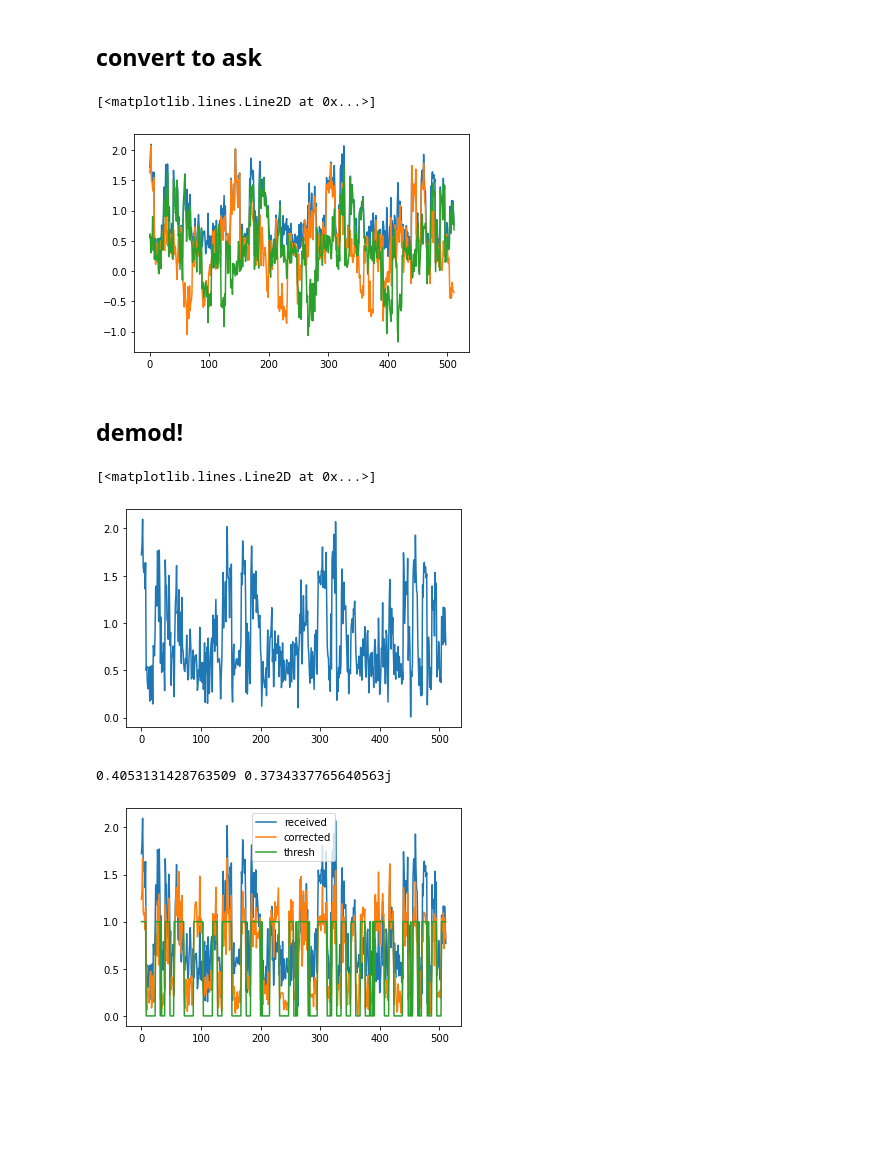
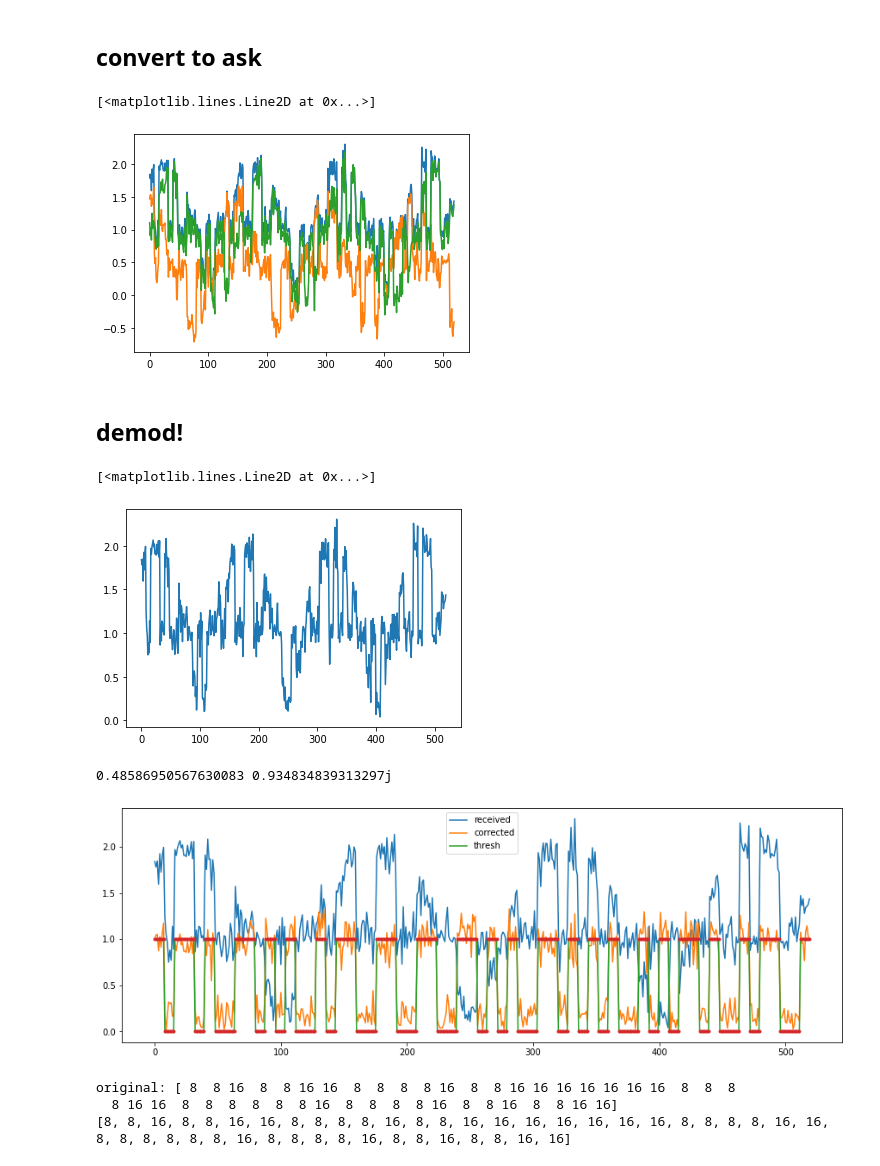
Before and after one commit to elimbaum/backscatter-capstone, a Jupyter notebook: processing/fm0/fm0 sim.ipynb, the cells around one changed output. Cells and saved outputs as stored; diff of their text form; code cells hidden in the pictures; blank space fills up the shorter version.

```diff
--- a/processing/fm0/fm0 sim.ipynb
+++ b/processing/fm0/fm0 sim.ipynb
@@ -16,6 +16,6 @@ symb = -1 + 2 * np.random.randint(0, 2, n_symb)
 dsymb = np.repeat(symb, 2)
 dsymb[1::2] = -1
 
-# dsymb = np.insert(dsymb, 0, 1)
+dsymb = np.insert(dsymb, 0, 1)
 dsymb
 # %% [output]
@@ -47,7 +47,7 @@ plt.legend(['data', 'fm0', 'transitions'])
 ## convert to ask
 # %%
 samp_per_symb = 16
-n_samp = n_symb * samp_per_symb
+n_samp = n_symb * samp_per_symb + samp_per_symb // 2
 
 ask_symb = np.repeat((cp + 1) // 2, samp_per_symb // 2)
 
@@ -55,7 +55,7 @@ ask_symb = np.repeat((cp + 1) // 2, samp_per_symb // 2)
 
 # noise
 n = (np.random.randn(n_samp) + 1j*np.random.randn(n_samp)) / np.sqrt(2)
-n_pwr = 0.3
+n_pwr = 0.2
 r = ask_symb + n_pwr * n
 
 # frequency offset - this won't change abs
@@ -73,7 +73,7 @@ plt.plot(np.real(r))
 plt.plot(np.imag(r))
 # %% [output]
 [<matplotlib.lines.Line2D at 0x...>]
-[figure, old version]
+[figure, new version]
 # %% [markdown]
 ## demod!
 # %%
@@ -82,7 +82,7 @@ rx_mag = np.abs(r)
 plt.plot(rx_mag)
 # %% [output]
 [<matplotlib.lines.Line2D at 0x...>]
-[figure, old version]
+[figure, new version]
 # %%
 # remove fixed IQ offset
 i_off = np.mean(np.real(r))
@@ -94,28 +94,52 @@ r_corr = r - i_off - q_off
 
 rx_mag = np.abs(r_corr)
 # %% [output]
-0.4053131428763509 0.3734337765640563j
+0.48586950567630083 0.934834839313297j
 # %%
+plt.figure(figsize=(15, 5))
+
 plt.plot(np.abs(r))
 plt.plot(rx_mag)
 
 r_thresh = np.array(rx_mag > 0.5, dtype=int)
 
 plt.plot(r_thresh)
+plt.plot(np.repeat((cp + 1) // 2, 8), '.')
 
 plt.legend(['received', 'corrected', 'thresh']);
 # %% [output]
-[figure, old version]
+[figure, new version]
 # %%
 # now we have binary samples... reverse fm0
 # the short and long pulses will be the two means... proper procedure here would be to treat this as a bimodal
 # distribution? but not for now
 delta = np.diff(r_thresh)
 
-delta_idx = np.where(delta != 0)[0]
+# add the dummy start-of-frame index... this would eventually be a preamble or smth
+delta_idx = np.append([-1], np.where(delta != 0)[0])
 pulse_lens = np.diff(delta_idx)
-top_two = Counter(pulse_lens).most_common(2)
-top_two.sort(key=lambda x: x[0])
 
-short_pulse = top_two[0][0]
-long_pulse = top_two[1][0]
+corr_pulse = []
+
+acc = 0
+
+print("original:", pulse_lens)
+
+for p in pulse_lens:
+    if p <= 4:
+        acc += p
+    else:
+        if acc > 4:
+            print("saw", p, "add", acc)
+            corr_pulse.append(acc)
+        corr_pulse.append(p)
+        acc = 0
+
+print(corr_pulse)
+
+short_pulse = 8
+long_pulse = 16
+# %% [output]
+original: [ 8  8 16  8  8 16 16  8  8  8  8 16  8  8 16 16 16 16 16 16 16  8  8  8
+  8 16 16  8  8  8  8  8  8 16  8  8  8  8 16  8  8 16  8  8 16 16]
+[8, 8, 16, 8, 8, 16, 16, 8, 8, 8, 8, 16, 8, 8, 16, 16, 16, 16, 16, 16, 16, 8, 8, 8, 8, 16, 16, 8, 8, 8, 8, 8, 8, 16, 8, 8, 8, 8, 16, 8, 8, 16, 8, 8, 16, 16]
```
Also changed, not shown: parts of 7 cells of this notebook.
